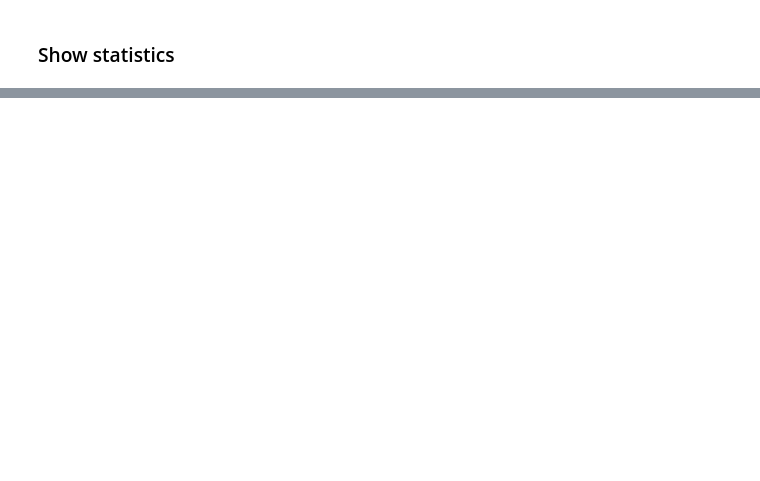
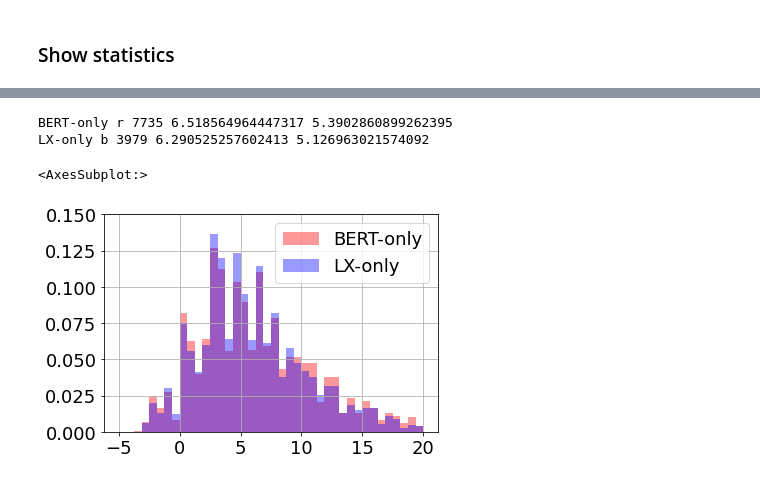
Before and after one commit to Alab-NII/eval_vl_glue, a Jupyter notebook: evaluation/analysis/error_analysis.ipynb, the cells around one changed output, grey strips where cells are left out. Drawn from its saved outputs; the diff is of its cells as text; code cells hidden in the pictures; blank space fills up the shorter version.

```diff
--- a/evaluation/analysis/error_analysis.ipynb
+++ b/evaluation/analysis/error_analysis.ipynb
@@ -222,3 +283,8 @@ show_hist_fkg(f'{output_dir_combined}/ctrl_vl_bert_base', 'VL-only', ylim=(0, 0.
 # %%
-show_hist_fkg(f'{output_dir_combined}/ctrl_lxmert_base_new', 'LX-only',  ylim=(0, 0.15))
+show_hist_fkg(output_dir, 'ctrl_lxmert', 'LX-only')
+# %% [output]
+BERT-only r 7735 6.518564964447317 5.3902860899262395
+LX-only b 3979 6.290525257602413 5.126963021574092
+<AxesSubplot:>
+[figure, added]
 # %%
```
Also changed, not shown: parts of 23 cells of this notebook, 5 other files.
